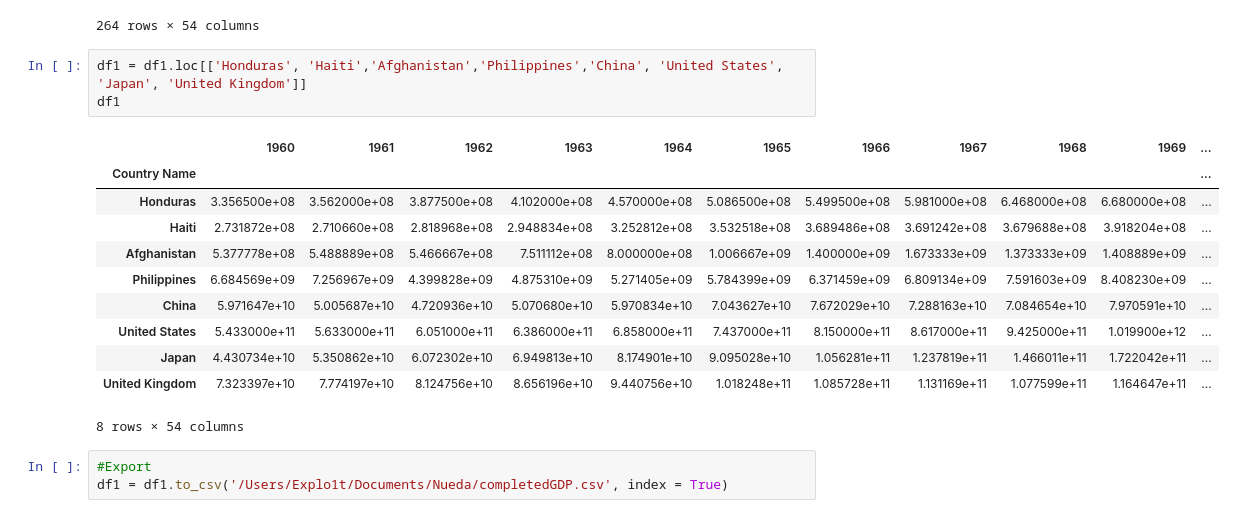
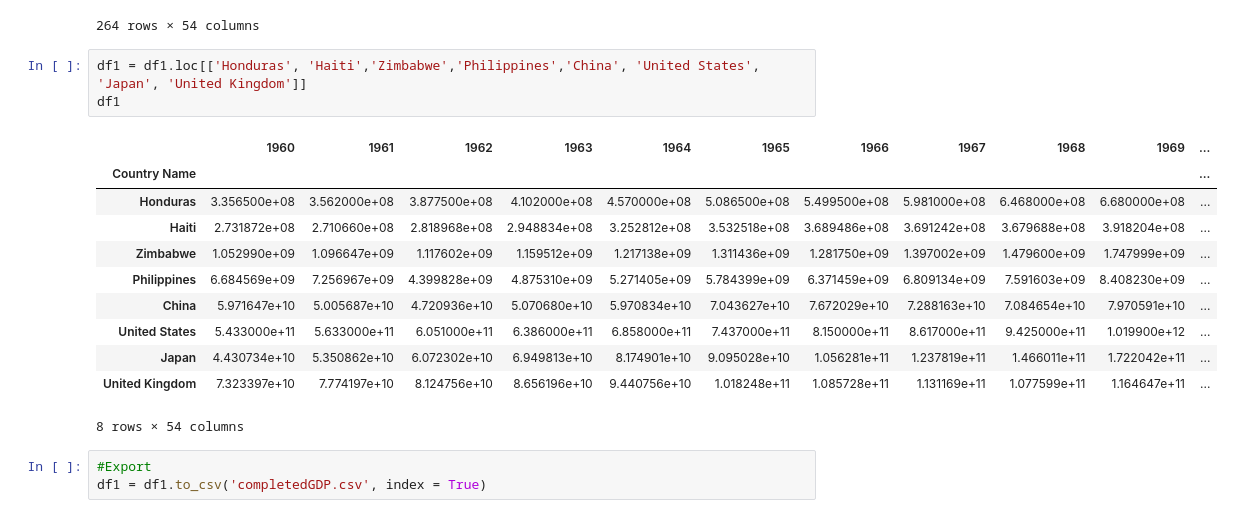
Before and after one commit to NamkhangNLe/Data-Analysis-for-Global-Temperatures-vs-GDP, a Jupyter notebook: GDP.ipynb, the cells around one changed output. Drawn from its saved outputs; the diff is of its cells as text.

```diff
--- a/GDP.ipynb
+++ b/GDP.ipynb
@@ -21,14 +21,14 @@ df1
 | Zimbabwe | 1.052990e+09 | 1.096647e+09 | 1.117602e+09 | 1.159512e+09 | 1.217138e+09 | 1.311436e+09 | 1.281750e+09 | 1.397002e+09 | 1.479600e+09 | 1.747999e+09 | ... |
 264 rows × 54 columns
 # %%
-df1 = df1.loc[['Honduras', 'Haiti','Afghanistan','Philippines','China', 'United States', 'Japan', 'United Kingdom']]
+df1 = df1.loc[['Honduras', 'Haiti','Zimbabwe','Philippines','China', 'United States', 'Japan', 'United Kingdom']]
 df1
 # %% [output]
 |  | 1960 | 1961 | 1962 | 1963 | 1964 | 1965 | 1966 | 1967 | 1968 | 1969 | ... |
 | Country Name |  |  |  |  |  |  |  |  |  |  | ... |
 | Honduras | 3.356500e+08 | 3.562000e+08 | 3.877500e+08 | 4.102000e+08 | 4.570000e+08 | 5.086500e+08 | 5.499500e+08 | 5.981000e+08 | 6.468000e+08 | 6.680000e+08 | ... |
 | Haiti | 2.731872e+08 | 2.710660e+08 | 2.818968e+08 | 2.948834e+08 | 3.252812e+08 | 3.532518e+08 | 3.689486e+08 | 3.691242e+08 | 3.679688e+08 | 3.918204e+08 | ... |
-| Afghanistan | 5.377778e+08 | 5.488889e+08 | 5.466667e+08 | 7.511112e+08 | 8.000000e+08 | 1.006667e+09 | 1.400000e+09 | 1.673333e+09 | 1.373333e+09 | 1.408889e+09 | ... |
+| Zimbabwe | 1.052990e+09 | 1.096647e+09 | 1.117602e+09 | 1.159512e+09 | 1.217138e+09 | 1.311436e+09 | 1.281750e+09 | 1.397002e+09 | 1.479600e+09 | 1.747999e+09 | ... |
 | Philippines | 6.684569e+09 | 7.256967e+09 | 4.399828e+09 | 4.875310e+09 | 5.271405e+09 | 5.784399e+09 | 6.371459e+09 | 6.809134e+09 | 7.591603e+09 | 8.408230e+09 | ... |
 | China | 5.971647e+10 | 5.005687e+10 | 4.720936e+10 | 5.070680e+10 | 5.970834e+10 | 7.043627e+10 | 7.672029e+10 | 7.288163e+10 | 7.084654e+10 | 7.970591e+10 | ... |
 | United States | 5.433000e+11 | 5.633000e+11 | 6.051000e+11 | 6.386000e+11 | 6.858000e+11 | 7.437000e+11 | 8.150000e+11 | 8.617000e+11 | 9.425000e+11 | 1.019900e+12 | ... |
@@ -37,4 +37,4 @@ df1
 8 rows × 54 columns
 # %%
 #Export
-df1 = df1.to_csv('/Users/Explo1t/Documents/Nueda/completedGDP.csv', index = True)
+df1 = df1.to_csv('completedGDP.csv', index = True)
```
Also changed, not shown: 4 other files.
